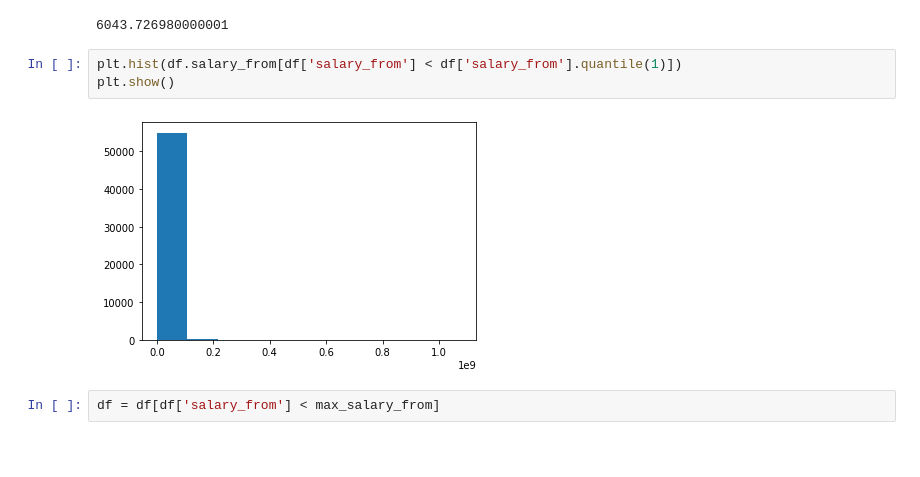
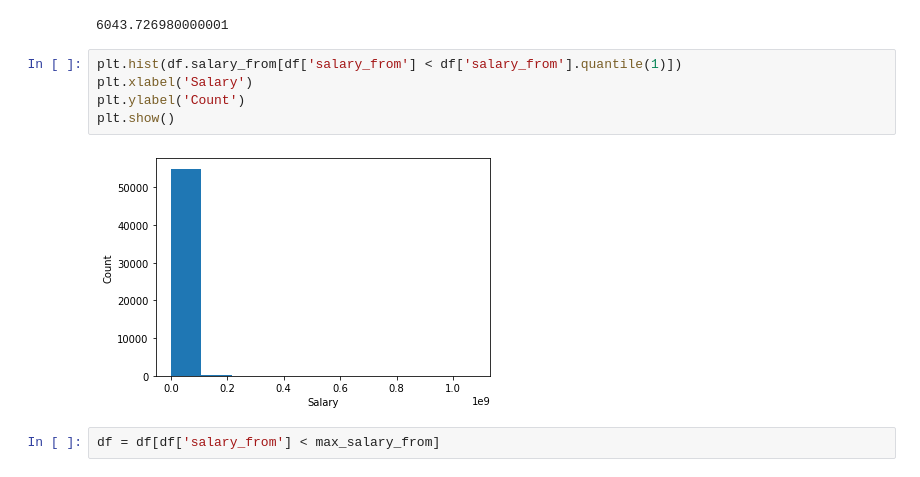
Before and after one commit to denissotnikov4/hh-ru-preprocessing, a Jupyter notebook: HHRU.ipynb, the cells around one changed output. Drawn from its saved outputs; the diff is of its cells as text; blank space fills up the shorter version.

```diff
--- a/HHRU.ipynb
+++ b/HHRU.ipynb
@@ -569,9 +569,11 @@ min_salary_to
 6043.726980000001
 # %%
 plt.hist(df.salary_from[df['salary_from'] < df['salary_from'].quantile(1)])
+plt.xlabel('Salary')
+plt.ylabel('Count')
 plt.show()
 # %% [output]
-[figure, old version]
+[figure, new version]
 # %%
 df = df[df['salary_from'] < max_salary_from]
 # %%
```
Also changed, not shown: parts of 2 cells of this notebook.
